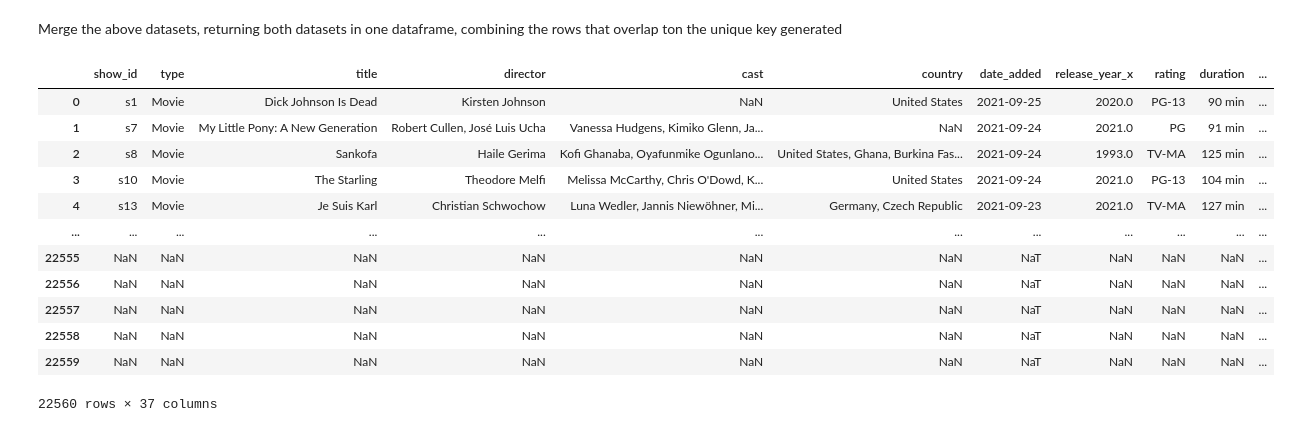
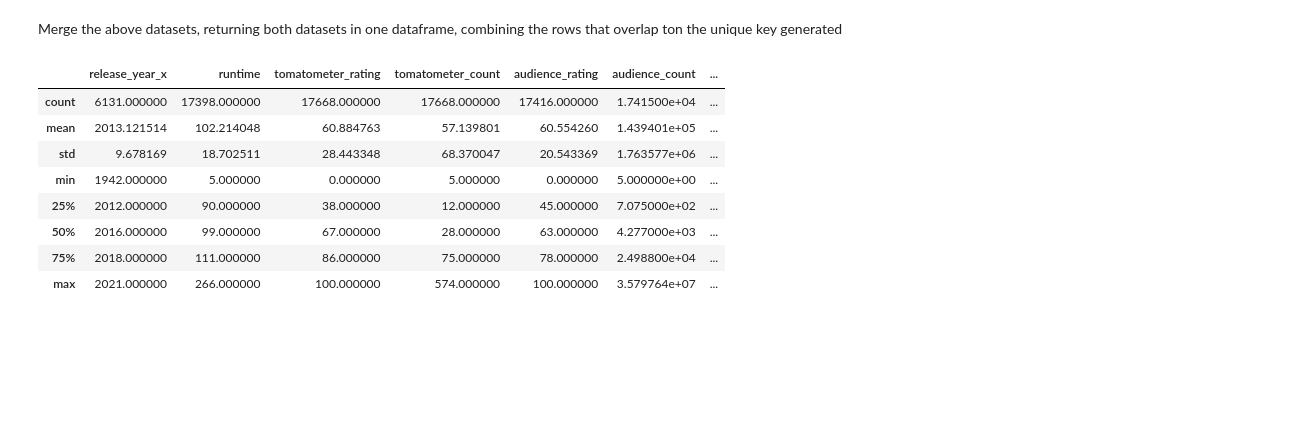
Before and after one commit to PKilgarriff/netflix-analysis, a Jupyter notebook: missing_films.ipynb, the cells around one changed output. Cells and saved outputs as stored; diff of their text form; code cells hidden in the pictures; blank space fills up the shorter version.

```diff
--- a/missing_films.ipynb
+++ b/missing_films.ipynb
@@ -52,21 +52,17 @@ mapping_dict = {
 netflix_plus_rt_df.rename(columns={"_merge":"dataset_location"}, inplace=True)
 netflix_plus_rt_df.replace({"dataset_location": mapping_dict}, inplace=True)
 # %%
-netflix_plus_rt_df
+netflix_plus_rt_df.describe()
 # %% [output]
-|  | show_id | type | title | director | cast | country | date_added | release_year_x | rating | duration | ... |
-| 0 | s1 | Movie | Dick Johnson Is Dead | Kirsten Johnson | NaN | United States | 2021-09-25 | 2020.0 | PG-13 | 90 min | ... |
-| 1 | s7 | Movie | My Little Pony: A New Generation | Robert Cullen, José Luis Ucha | Vanessa Hudgens, Kimiko Glenn, Ja... | NaN | 2021-09-24 | 2021.0 | PG | 91 min | ... |
-| 2 | s8 | Movie | Sankofa | Haile Gerima | Kofi Ghanaba, Oyafunmike Ogunlano... | United States, Ghana, Burkina Fas... | 2021-09-24 | 1993.0 | TV-MA | 125 min | ... |
-| 3 | s10 | Movie | The Starling | Theodore Melfi | Melissa McCarthy, Chris O'Dowd, K... | United States | 2021-09-24 | 2021.0 | PG-13 | 104 min | ... |
-| 4 | s13 | Movie | Je Suis Karl | Christian Schwochow | Luna Wedler, Jannis Niewöhner, Mi... | Germany, Czech Republic | 2021-09-23 | 2021.0 | TV-MA | 127 min | ... |
-| ... | ... | ... | ... | ... | ... | ... | ... | ... | ... | ... | ... |
-| 22555 | NaN | NaN | NaN | NaN | NaN | NaN | NaT | NaN | NaN | NaN | ... |
-| 22556 | NaN | NaN | NaN | NaN | NaN | NaN | NaT | NaN | NaN | NaN | ... |
-| 22557 | NaN | NaN | NaN | NaN | NaN | NaN | NaT | NaN | NaN | NaN | ... |
-| 22558 | NaN | NaN | NaN | NaN | NaN | NaN | NaT | NaN | NaN | NaN | ... |
-| 22559 | NaN | NaN | NaN | NaN | NaN | NaN | NaT | NaN | NaN | NaN | ... |
+|  | release_year_x | runtime | tomatometer_rating | tomatometer_count | audience_rating | audience_count | ... |
+| count | 6131.000000 | 17398.000000 | 17668.000000 | 17668.000000 | 17416.000000 | 1.741500e+04 | ... |
+| mean | 2013.121514 | 102.214048 | 60.884763 | 57.139801 | 60.554260 | 1.439401e+05 | ... |
+| std | 9.678169 | 18.702511 | 28.443348 | 68.370047 | 20.543369 | 1.763577e+06 | ... |
+| min | 1942.000000 | 5.000000 | 0.000000 | 5.000000 | 0.000000 | 5.000000e+00 | ... |
+| 25% | 2012.000000 | 90.000000 | 38.000000 | 12.000000 | 45.000000 | 7.075000e+02 | ... |
+| 50% | 2016.000000 | 99.000000 | 67.000000 | 28.000000 | 63.000000 | 4.277000e+03 | ... |
+| 75% | 2018.000000 | 111.000000 | 86.000000 | 75.000000 | 78.000000 | 2.498800e+04 | ... |
+| max | 2021.000000 | 266.000000 | 100.000000 | 574.000000 | 100.000000 | 3.579764e+07 | ... |
-22560 rows × 37 columns
 # %%
 # library
 import matplotlib.pyplot as plt
```
Also changed, not shown: parts of 8 cells of this notebook, 18 other files.
